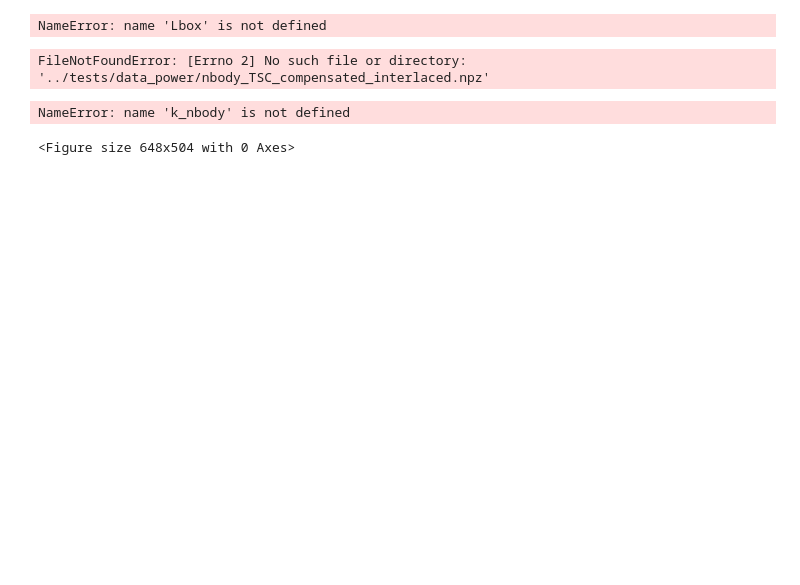
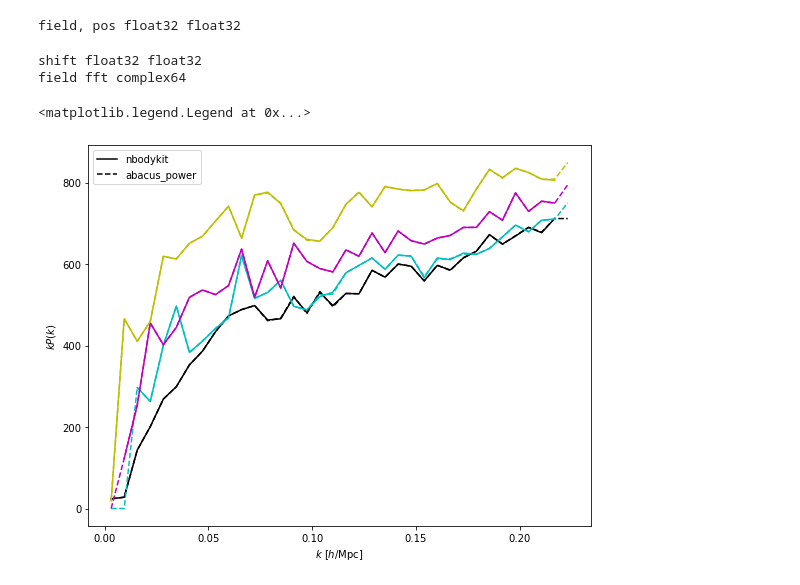
Before and after one commit to abacusorg/abacusutils, a Jupyter notebook: docs/tutorials/analysis/power_spectrum.ipynb, the cells around one changed output. Cells and saved outputs as stored; diff of their text form; code cells hidden in the pictures; blank space fills up the shorter version.

Commit message:
update file name

```diff
--- a/docs/tutorials/analysis/power_spectrum.ipynb
+++ b/docs/tutorials/analysis/power_spectrum.ipynb
@@ -22,12 +20,15 @@ nbins_mu = 4
 logk = False
 k_hMpc_max = np.pi*nmesh/Lbox + 1.e-6
 nbins_k = nmesh//2
+poles = [0, 2, 4]
 
 # compute power
 k_binc, mu_binc, Pkmu, Nkmu, binned_poles, Npoles = calc_power(x, y, z, nbins_k, nbins_mu, k_hMpc_max, logk,
-                                                               Lbox, paste, nmesh, compensated, interlaced)
+                                                               Lbox, paste, nmesh, compensated, interlaced, poles=poles)
 # %% [output]
-NameError: name 'Lbox' is not defined
+field, pos float32 float32
+shift float32 float32
+field fft complex64
 # %%
 # load presaved nbodykit computation
 comp_str = "_compensated" if compensated else ""
@@ -36,23 +37,22 @@ fn = f"../../../tests/data_power/nbody_{paste}{comp_str}{int_str}.npz"
 data = np.load(fn)
 k_nbody = data['k']
 Pkmu_nbody = data['power'].real
+Pell_nbody = data['power_ell'].real
-# %% [output]
-FileNotFoundError: [Errno 2] No such file or directory: '../tests/data_power/nbody_TSC_compensated_interlaced.npz'
 # %%
 # plot and compare
-colors = ['c', 'm', 'y', 'k']
+colors = ['k', 'c', 'm', 'y']
 plt.figure(figsize=(9, 7))
 for i in range(nbins_mu):
     if i == 0:
         label1 = 'nbodykit'
         label2 = 'abacus_power'
     else:
         label1 = label2 = None
-    plt.plot(k_nbody, Pkmu_nbody[:, i] * k_nbody, label=label1)
-    plt.plot(k_binc, Pkmu[:, i] * k_binc, ls='--', label=label2)
+    plt.plot(k_nbody, Pkmu_nbody[:, i] * k_nbody, c=colors[i], label=label1)
+    plt.plot(k_binc, Pkmu[:, i] * k_binc, c=colors[i], ls='--', label=label2)
 plt.ylabel(r"$k P(k)$")
 plt.xlabel(r"$k \ [h/{\rm Mpc}]$")
 plt.legend()
 # %% [output]
-NameError: name 'k_nbody' is not defined
+<matplotlib.legend.Legend at 0x...>
-<Figure size 648x504 with 0 Axes>
+[figure, added]
```
Also changed, not shown: parts of 2 cells of this notebook, 3 other files.
